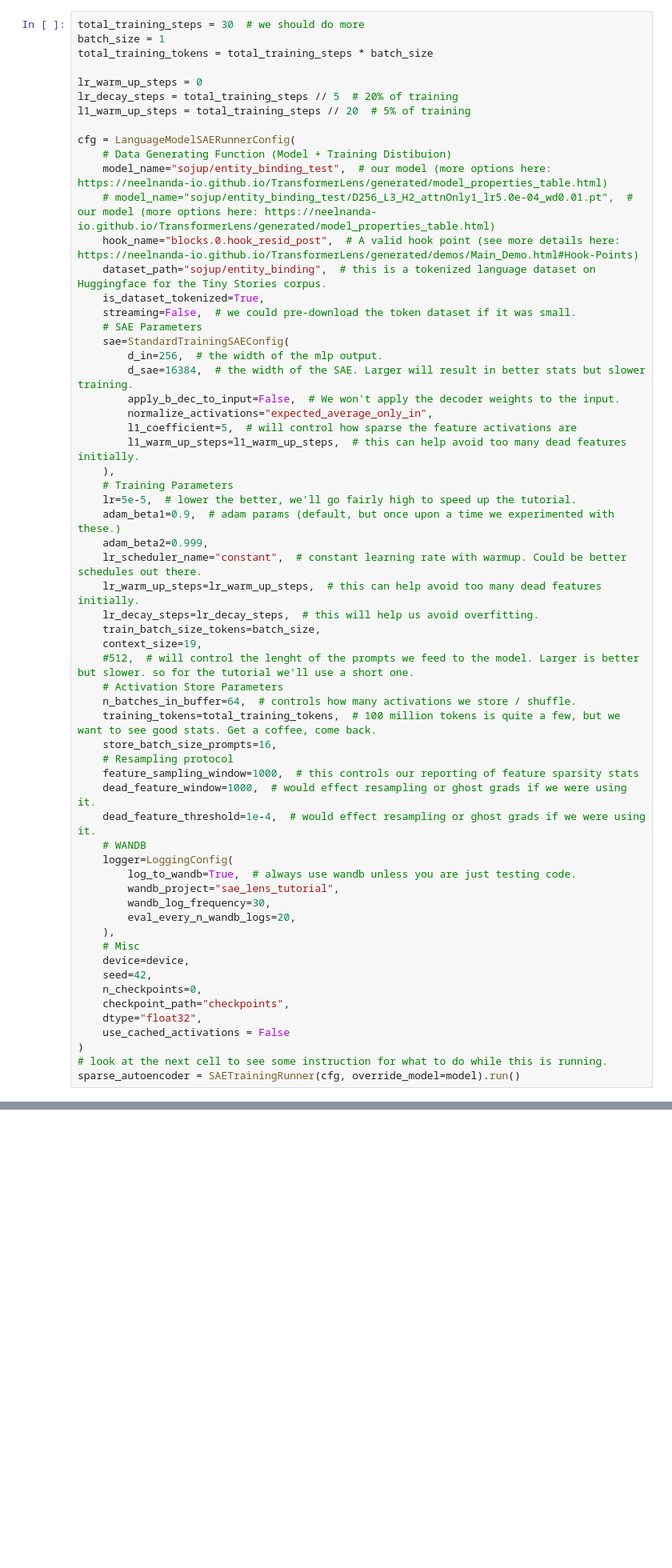
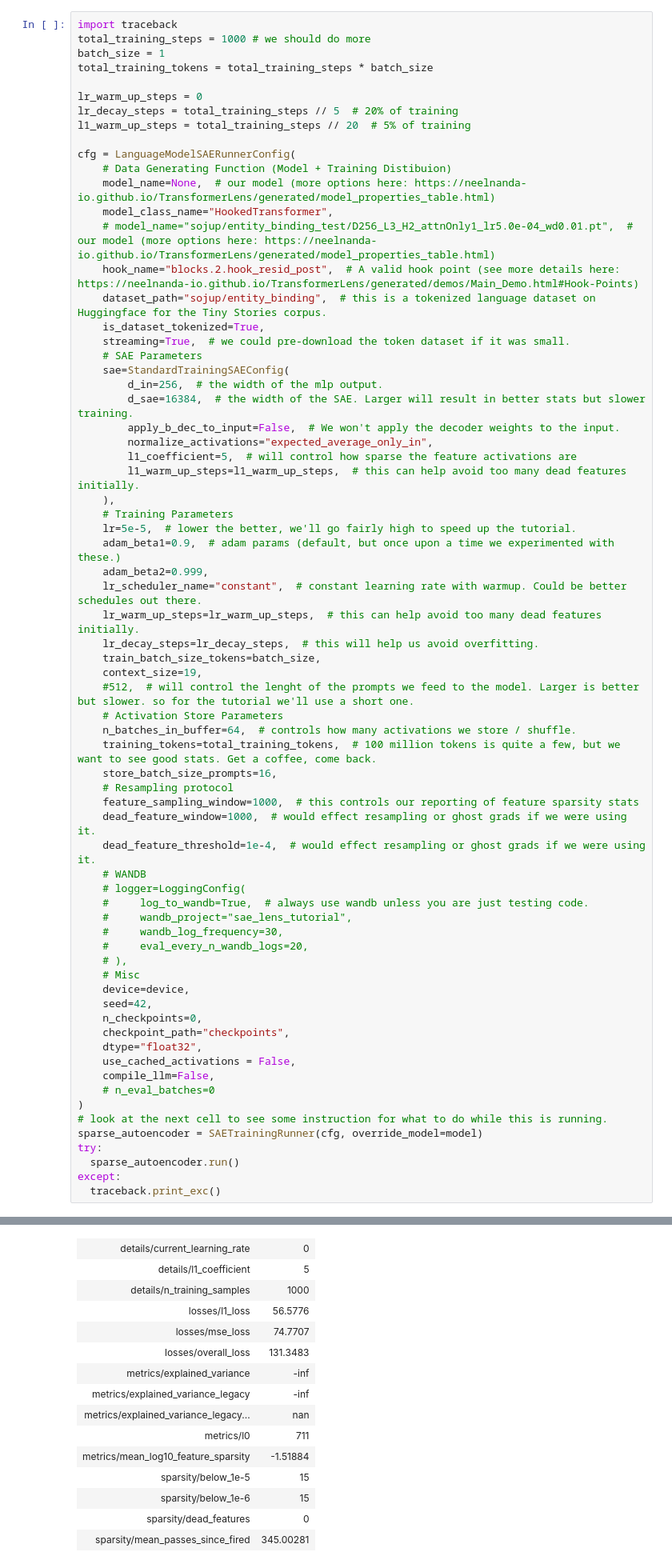
Before and after one commit to ssk-algoverse/sae-binding, a Jupyter notebook: sae/SAE.ipynb, the cells around one changed output, grey strips where cells are left out. Shown: that part at 80% size. Cells and saved outputs as stored; diff of their text form; blank space fills up the shorter version.

```diff
--- a/sae/SAE.ipynb
+++ b/sae/SAE.ipynb
@@ -209,5 +217,6 @@ os.environ["TORCH_USE_CUDA_DSA"] = "1"
 # %%
-total_training_steps = 30  # we should do more
+import traceback
+total_training_steps = 1000 # we should do more
 batch_size = 1
 total_training_tokens = total_training_steps * batch_size
 
@@ -217,12 +226,13 @@ l1_warm_up_steps = total_training_steps // 20  # 5% of training
 
 cfg = LanguageModelSAERunnerConfig(
     # Data Generating Function (Model + Training Distibuion)
-    model_name="sojup/entity_binding_test",  # our model (more options here: https://neelnanda-io.github.io/TransformerLens/generated/model_properties_table.html)
+    model_name=None,  # our model (more options here: https://neelnanda-io.github.io/TransformerLens/generated/model_properties_table.html)
+    model_class_name="HookedTransformer",
     # model_name="sojup/entity_binding_test/D256_L3_H2_attnOnly1_lr5.0e-04_wd0.01.pt",  # our model (more options here: https://neelnanda-io.github.io/TransformerLens/generated/model_properties_table.html)
-    hook_name="blocks.0.hook_resid_post",  # A valid hook point (see more details here: https://neelnanda-io.github.io/TransformerLens/generated/demos/Main_Demo.html#Hook-Points)
+    hook_name="blocks.2.hook_resid_post",  # A valid hook point (see more details here: https://neelnanda-io.github.io/TransformerLens/generated/demos/Main_Demo.html#Hook-Points)
     dataset_path="sojup/entity_binding",  # this is a tokenized language dataset on Huggingface for the Tiny Stories corpus.
     is_dataset_tokenized=True,
-    streaming=False,  # we could pre-download the token dataset if it was small.
+    streaming=True,  # we could pre-download the token dataset if it was small.
     # SAE Parameters
     sae=StandardTrainingSAEConfig(
         d_in=256,  # the width of the mlp output.
@@ -251,20 +261,26 @@ cfg = LanguageModelSAERunnerConfig(
     dead_feature_window=1000,  # would effect resampling or ghost grads if we were using it.
     dead_feature_threshold=1e-4,  # would effect resampling or ghost grads if we were using it.
     # WANDB
-    logger=LoggingConfig(
-        log_to_wandb=True,  # always use wandb unless you are just testing code.
-        wandb_project="sae_lens_tutorial",
-        wandb_log_frequency=30,
-        eval_every_n_wandb_logs=20,
-    ),
+    # logger=LoggingConfig(
+    #     log_to_wandb=True,  # always use wandb unless you are just testing code.
+    #     wandb_project="sae_lens_tutorial",
+    #     wandb_log_frequency=30,
+    #     eval_every_n_wandb_logs=20,
+    # ),
     # Misc
     device=device,
     seed=42,
     n_checkpoints=0,
     checkpoint_path="checkpoints",
     dtype="float32",
-    use_cached_activations = False
+    use_cached_activations = False,
+    compile_llm=False,
+    # n_eval_batches=0
 )
 # look at the next cell to see some instruction for what to do while this is running.
-sparse_autoencoder = SAETrainingRunner(cfg, override_model=model).run()
+sparse_autoencoder = SAETrainingRunner(cfg, override_model=model)
+try:
+  sparse_autoencoder.run()
+except:
+  traceback.print_exc()
 # %% [output]
@@ -286,0 +308,15 @@ Tracking run with wandb version 0.21.1
+| details/current_learning_rate | 0 |
+| details/l1_coefficient | 5 |
+| details/n_training_samples | 1000 |
+| losses/l1_loss | 56.5776 |
+| losses/mse_loss | 74.7707 |
+| losses/overall_loss | 131.3483 |
+| metrics/explained_variance | -inf |
+| metrics/explained_variance_legacy | -inf |
+| metrics/explained_variance_legacy... | nan |
+| metrics/l0 | 711 |
+| metrics/mean_log10_feature_sparsity | -1.51884 |
+| sparsity/below_1e-5 | 15 |
+| sparsity/below_1e-6 | 15 |
+| sparsity/dead_features | 0 |
+| sparsity/mean_passes_since_fired | 345.00281 |
```
Also changed, not shown: parts of 4 cells of this notebook.
